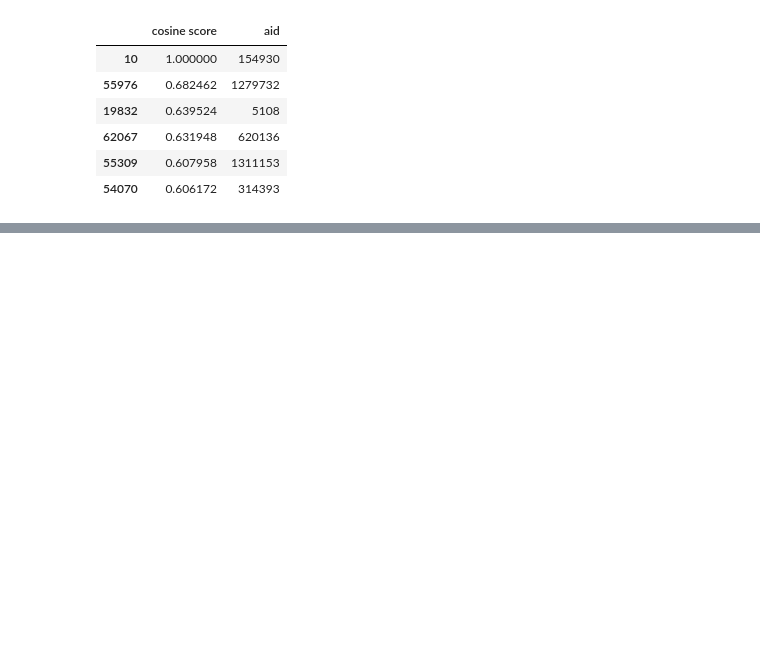
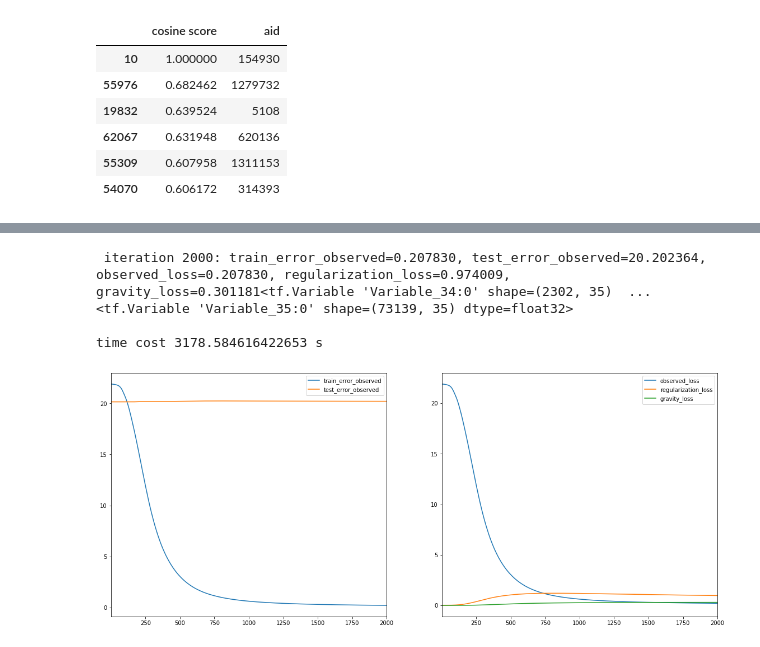
Before and after one commit to insistedMarin/ML-based-Recommendation-Systems, a Jupyter notebook: Matrix_Factorization_model.ipynb, the cells around one changed output, grey strips where cells are left out. Drawn from its saved outputs; the diff is of its cells as text; code cells hidden in the pictures; blank space fills up the shorter version.

```diff
--- a/Matrix_Factorization_model.ipynb
+++ b/Matrix_Factorization_model.ipynb
@@ -301,0 +334,9 @@ item_neighbors(model, last_aid, COSINE)
+# %%
+reg_model = build_regularized_model(
+    rating_df, regularization_coeff=0.1, gravity_coeff=1.0, embedding_dim=35,
+    init_stddev=.05)
+start = time.time()
+reg_model.train(num_iterations=2000, learning_rate=10.)
+end = time.time()
+print('\ntime cost',end-start,'s')
+# %% [output]
@@ -301,0 +344,5 @@ item_neighbors(model, last_aid, COSINE)
+ iteration 2000: train_error_observed=0.207830, test_error_observed=20.202364, observed_loss=0.207830, regularization_loss=0.974009, gravity_loss=0.301181<tf.Variable 'Variable_34:0' shape=(2302, 35)  ...
+<tf.Variable 'Variable_35:0' shape=(73139, 35) dtype=float32>
+
+time cost 3178.584616422653 s
+[figure, added]
```
Also changed, not shown: parts of 16 cells of this notebook.
